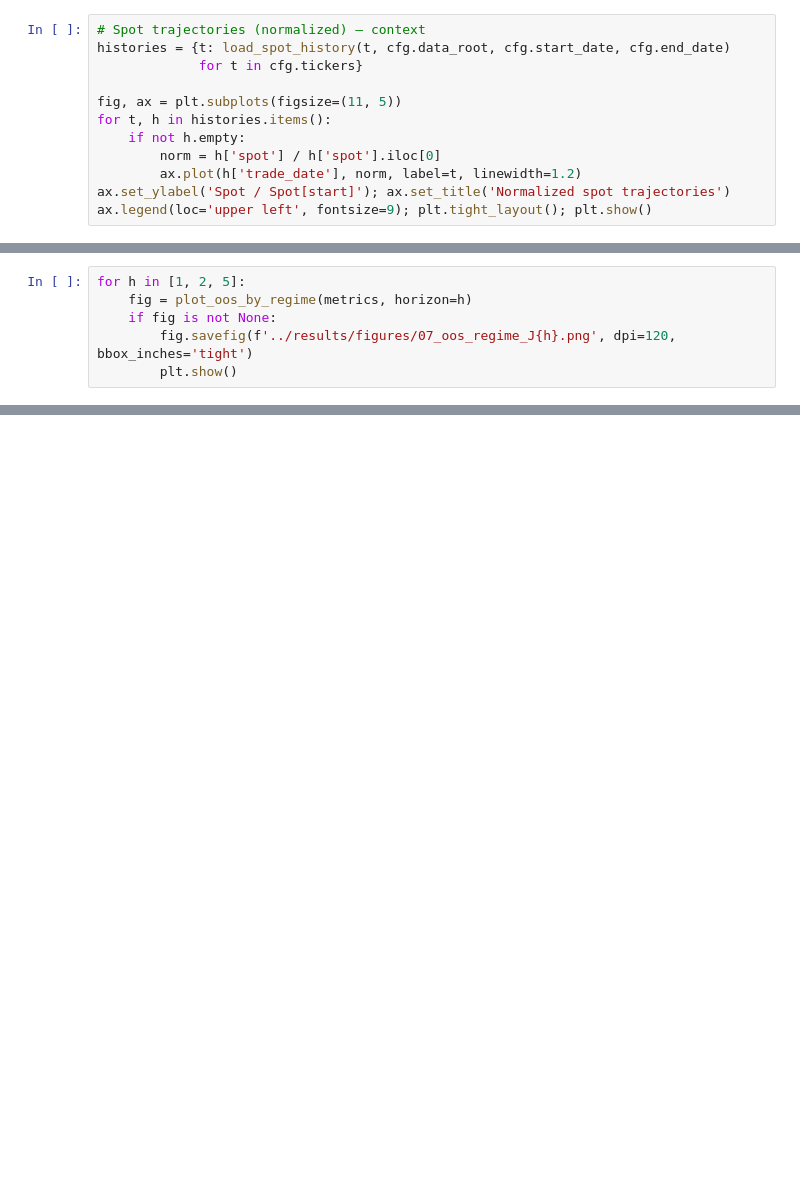
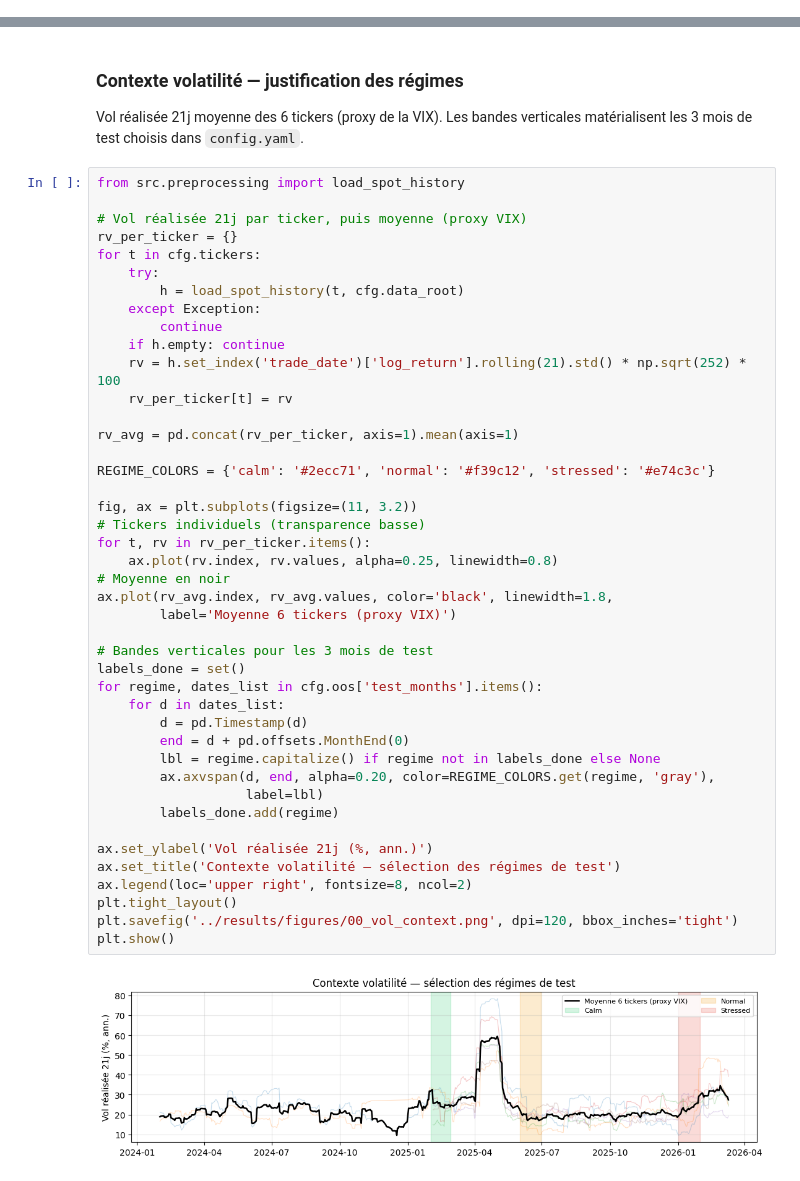
Before and after one commit to theomonredon/option_pricing_comparison_Heston93_HN00_CHJ09, a Jupyter notebook: notebooks/analysis.ipynb, the cells around one changed output, grey strips where cells are left out. Saved outputs shown, nothing was run; the diff lists cells and outputs as text; blank space fills up the shorter version.

Commit message:
first results

```diff
--- a/notebooks/analysis.ipynb
+++ b/notebooks/analysis.ipynb
@@ -64,12 +0,0 @@ metrics.head()
-# %%
-# Spot trajectories (normalized) — context
-histories = {t: load_spot_history(t, cfg.data_root, cfg.start_date, cfg.end_date)
-             for t in cfg.tickers}
-
-fig, ax = plt.subplots(figsize=(11, 5))
-for t, h in histories.items():
-    if not h.empty:
-        norm = h['spot'] / h['spot'].iloc[0]
-        ax.plot(h['trade_date'], norm, label=t, linewidth=1.2)
-ax.set_ylabel('Spot / Spot[start]'); ax.set_title('Normalized spot trajectories')
-ax.legend(loc='upper left', fontsize=9); plt.tight_layout(); plt.show()
@@ -264,6 +0,0 @@ plt.show()
-# %%
-for h in [1, 2, 5]:
-    fig = plot_oos_by_regime(metrics, horizon=h)
-    if fig is not None:
-        fig.savefig(f'../results/figures/07_oos_regime_J{h}.png', dpi=120, bbox_inches='tight')
-        plt.show()
@@ -298,0 +83,50 @@ print(metrics.groupby('model')['calibration_time_sec'].agg(['median', 'mean', 's
+# %% [markdown]
+### Contexte volatilité — justification des régimes
+
+Vol réalisée 21j moyenne des 6 tickers (proxy de la VIX). Les bandes
+verticales matérialisent les 3 mois de test choisis dans `config.yaml`.
+# %%
+from src.preprocessing import load_spot_history
+
+# Vol réalisée 21j par ticker, puis moyenne (proxy VIX)
+rv_per_ticker = {}
+for t in cfg.tickers:
+    try:
+        h = load_spot_history(t, cfg.data_root)
+    except Exception:
+        continue
+    if h.empty: continue
+    rv = h.set_index('trade_date')['log_return'].rolling(21).std() * np.sqrt(252) * 100
+    rv_per_ticker[t] = rv
+
+rv_avg = pd.concat(rv_per_ticker, axis=1).mean(axis=1)
+
+REGIME_COLORS = {'calm': '#2ecc71', 'normal': '#f39c12', 'stressed': '#e74c3c'}
+
+fig, ax = plt.subplots(figsize=(11, 3.2))
+# Tickers individuels (transparence basse)
+for t, rv in rv_per_ticker.items():
+    ax.plot(rv.index, rv.values, alpha=0.25, linewidth=0.8)
+# Moyenne en noir
+ax.plot(rv_avg.index, rv_avg.values, color='black', linewidth=1.8,
+        label='Moyenne 6 tickers (proxy VIX)')
+
+# Bandes verticales pour les 3 mois de test
+labels_done = set()
+for regime, dates_list in cfg.oos['test_months'].items():
+    for d in dates_list:
+        d = pd.Timestamp(d)
+        end = d + pd.offsets.MonthEnd(0)
+        lbl = regime.capitalize() if regime not in labels_done else None
+        ax.axvspan(d, end, alpha=0.20, color=REGIME_COLORS.get(regime, 'gray'),
+                   label=lbl)
+        labels_done.add(regime)
+
+ax.set_ylabel('Vol réalisée 21j (%, ann.)')
+ax.set_title('Contexte volatilité — sélection des régimes de test')
+ax.legend(loc='upper right', fontsize=8, ncol=2)
+plt.tight_layout()
+plt.savefig('../results/figures/00_vol_context.png', dpi=120, bbox_inches='tight')
+plt.show()
+# %% [output]
+[figure, added]
```
Also changed, not shown: parts of 39 cells of this notebook, 17 other files.
